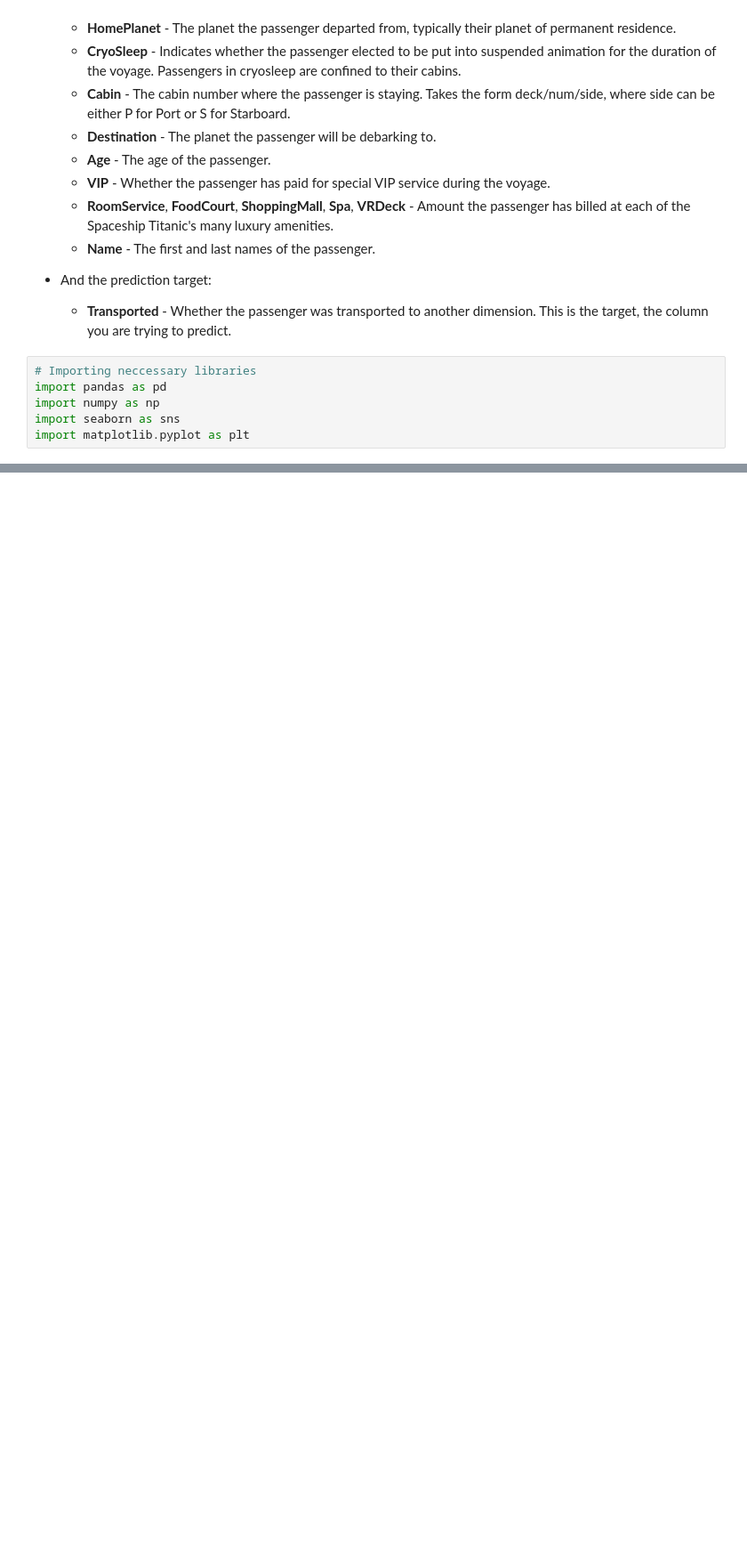
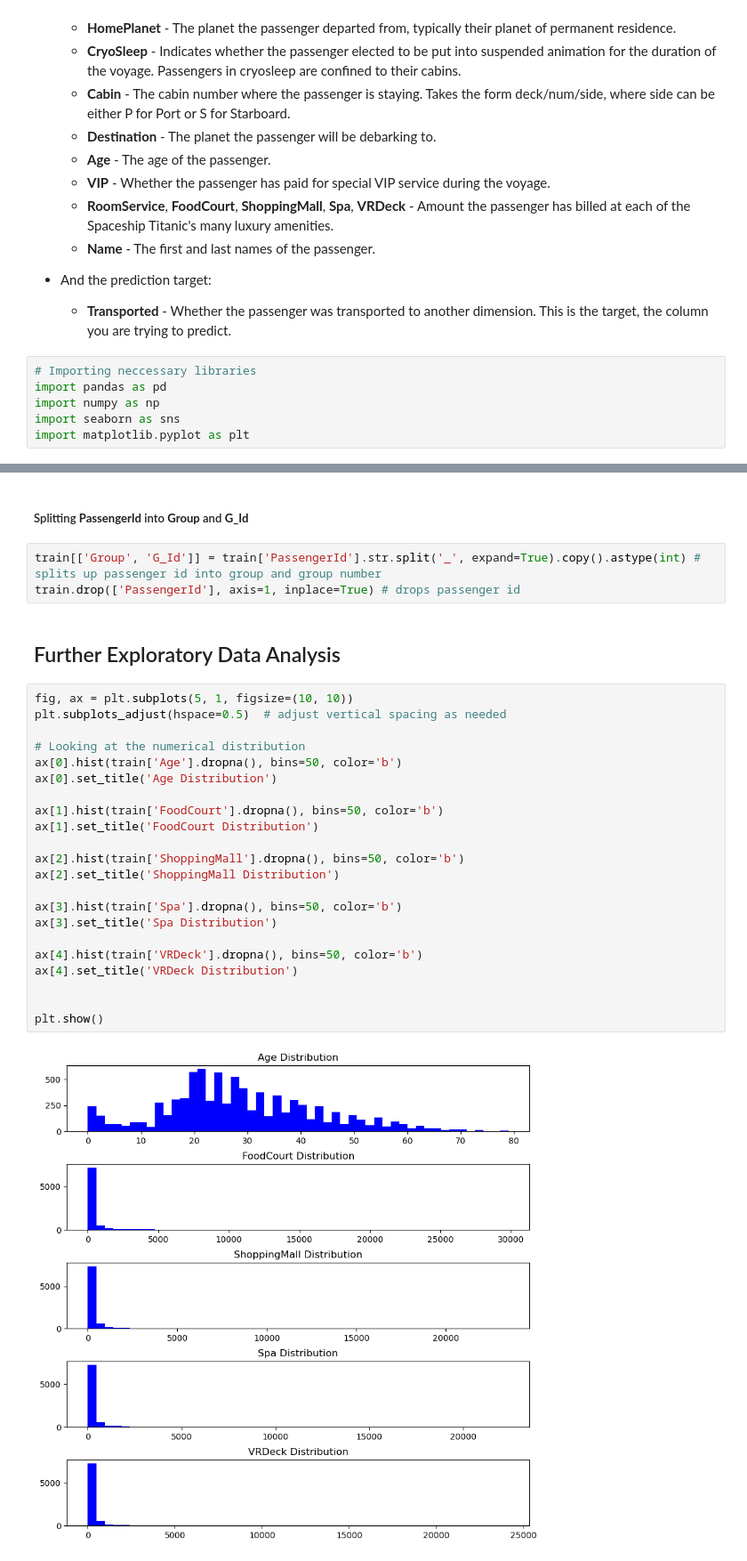
Before and after one commit to johlys/INF367, a Jupyter notebook: main_notebook.ipynb, the cells around one changed output, grey strips where cells are left out. Shown at 89% size. Saved outputs shown, nothing was run; the diff lists cells and outputs as text; blank space fills up the shorter version.

Commit message:
added a data analysis section to contain any EDA

```diff
--- a/main_notebook.ipynb
+++ b/main_notebook.ipynb
@@ -64,0 +120,31 @@ memory usage: 891.5+ KB
+# %% [markdown]
+##### Splitting **PassengerId** into **Group** and **G_Id**
+# %%
+train[['Group', 'G_Id']] = train['PassengerId'].str.split('_', expand=True).copy().astype(int) # splits up passenger id into group and group number
+train.drop(['PassengerId'], axis=1, inplace=True) # drops passenger id
+# %% [markdown]
+## Further Exploratory Data Analysis
+# %%
+fig, ax = plt.subplots(5, 1, figsize=(10, 10))
+plt.subplots_adjust(hspace=0.5)  # adjust vertical spacing as needed
+
+# Looking at the numerical distribution
+ax[0].hist(train['Age'].dropna(), bins=50, color='b')
+ax[0].set_title('Age Distribution')
+
+ax[1].hist(train['FoodCourt'].dropna(), bins=50, color='b')
+ax[1].set_title('FoodCourt Distribution')
+
+ax[2].hist(train['ShoppingMall'].dropna(), bins=50, color='b')
+ax[2].set_title('ShoppingMall Distribution')
+
+ax[3].hist(train['Spa'].dropna(), bins=50, color='b')
+ax[3].set_title('Spa Distribution')
+
+ax[4].hist(train['VRDeck'].dropna(), bins=50, color='b')
+ax[4].set_title('VRDeck Distribution')
+
+
+plt.show()
+# %% [output]
+[figure, added]
```
Also changed, not shown: parts of 9 cells of this notebook.
